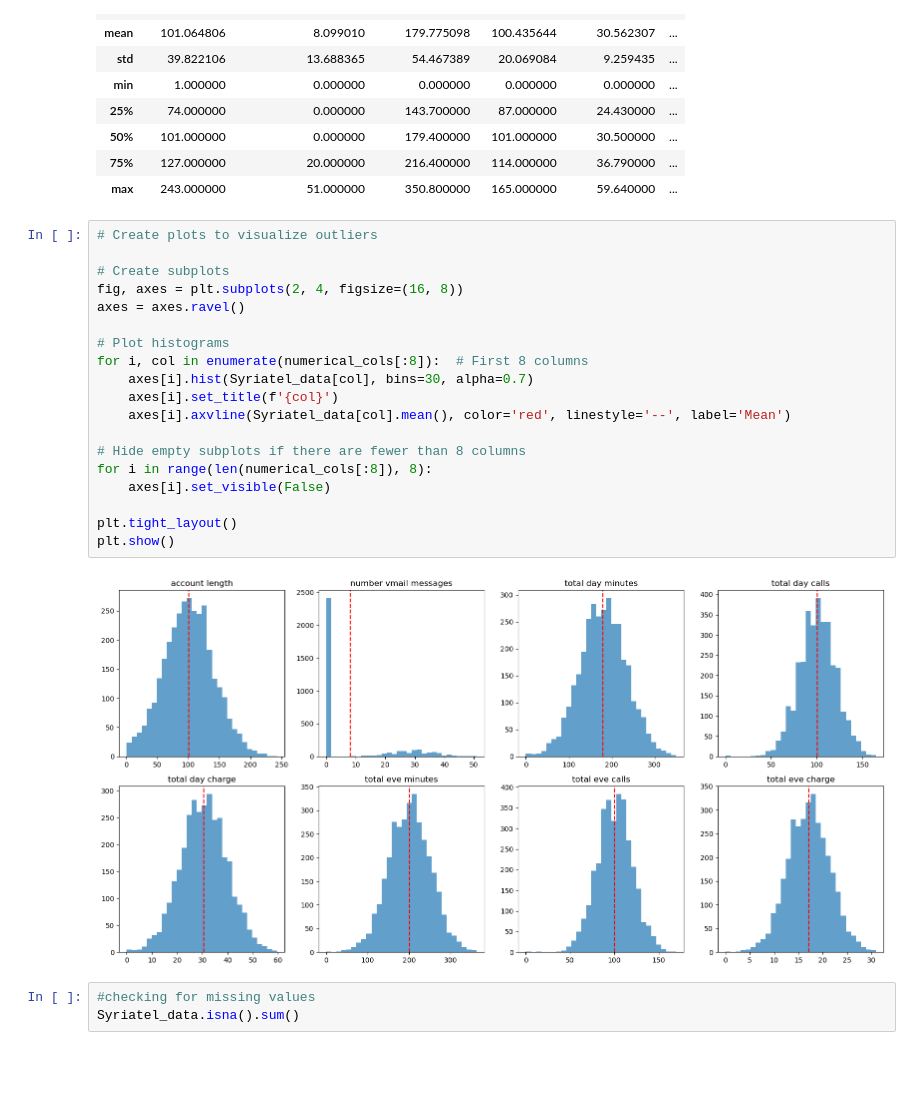
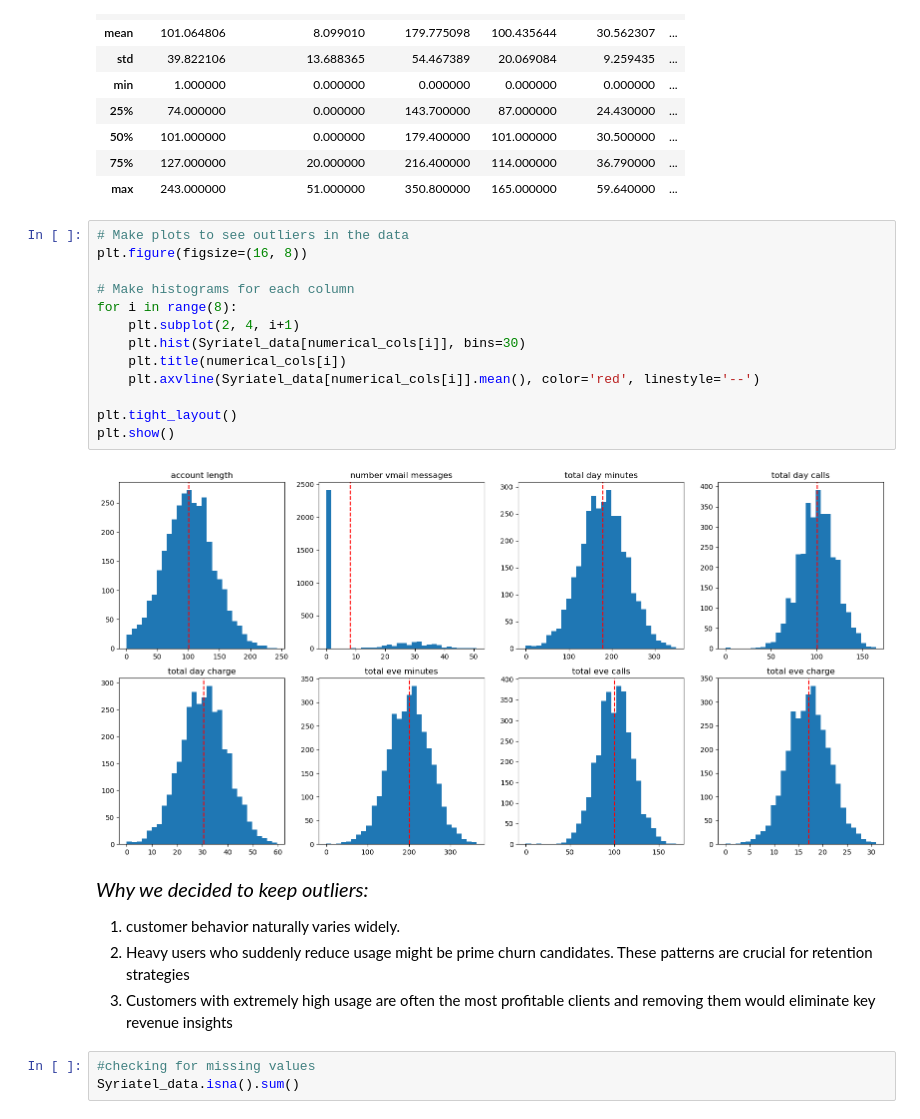
Before and after one commit to EAlmadi/Phase3_project, a Jupyter notebook: Syria-Tel.ipynb, the cells around one changed output. Saved outputs shown, nothing was run; the diff lists cells and outputs as text; blank space fills up the shorter version.

```diff
--- a/Syria-Tel.ipynb
+++ b/Syria-Tel.ipynb
@@ -172,26 +172,26 @@ Syriatel_data.describe() #for statistical summary statistics.
 | 75% | 127.000000 | 20.000000 | 216.400000 | 114.000000 | 36.790000 | ... |
 | max | 243.000000 | 51.000000 | 350.800000 | 165.000000 | 59.640000 | ... |
 # %%
-# Create plots to visualize outliers
+# Make plots to see outliers in the data
+plt.figure(figsize=(16, 8))
 
-# Create subplots
-fig, axes = plt.subplots(2, 4, figsize=(16, 8))
-axes = axes.ravel()
-
-# Plot histograms
-for i, col in enumerate(numerical_cols[:8]):  # First 8 columns
-    axes[i].hist(Syriatel_data[col], bins=30, alpha=0.7)
-    axes[i].set_title(f'{col}')
-    axes[i].axvline(Syriatel_data[col].mean(), color='red', linestyle='--', label='Mean')
-
-# Hide empty subplots if there are fewer than 8 columns
-for i in range(len(numerical_cols[:8]), 8):
-    axes[i].set_visible(False)
+# Make histograms for each column
+for i in range(8):
+    plt.subplot(2, 4, i+1)
+    plt.hist(Syriatel_data[numerical_cols[i]], bins=30)
+    plt.title(numerical_cols[i])
+    plt.axvline(Syriatel_data[numerical_cols[i]].mean(), color='red', linestyle='--')
 
 plt.tight_layout()
 plt.show()
 # %% [output]
-[figure, old version]
+[figure, new version]
+# %% [markdown]
+*<span style="font-size: 20px;">Why we decided to keep outliers:</span>*
+
+1. customer behavior naturally varies widely.
+2. Heavy users who suddenly reduce usage might be prime churn candidates. These patterns are crucial for retention strategies
+3. Customers with extremely high usage are often the most profitable clients and removing them would eliminate key revenue insights
 # %%
 #checking for missing values
 Syriatel_data.isna().sum()
```
Also changed, not shown: parts of 19 cells of this notebook, 1 other file.
